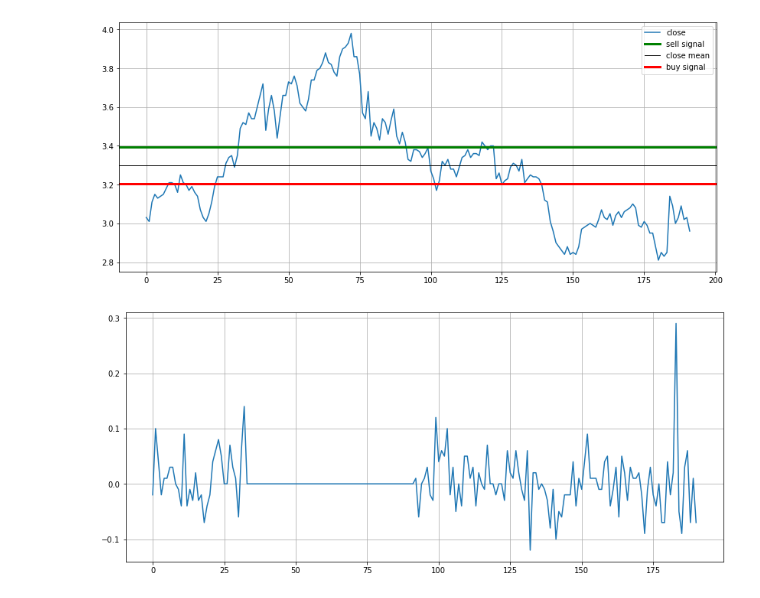
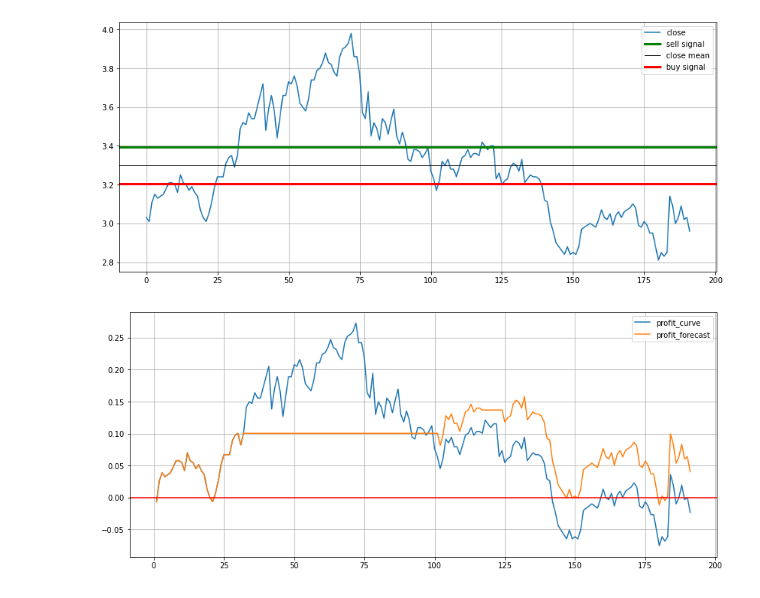
Before and after one commit to wd64759/quants, a Jupyter notebook: quants/trade_platform.ipynb, the cells around one changed output. Saved outputs shown, nothing was run; the diff lists cells and outputs as text; code cells hidden in the pictures.

```diff
--- a/quants/trade_platform.ipynb
+++ b/quants/trade_platform.ipynb
@@ -118,10 +118,15 @@ k1.loc[k1[k1.close>=sell_sig].index, 'signal'] = 0
 k1.loc[k1[k1.close<=buy_sig].index, 'signal'] = 1
 # ffill 对signal列进行顺序填充，na填充为以上一个值，直到非NA的值出现
 k1.signal.fillna(method='ffill', inplace=True)
-# %%
-plt.figure(figsize=(14, 6))
-plt.grid(True)
-plt.plot((k1.shift(-1).close - k1.close)*k1.signal)
-plt.show()
-# %% [output]
-[figure, removed]
+# %%
+# 计算profit收益率曲线
+# 在变化率较小的状况下，log的结果近似于(close - pre_close)/close
+k1['profit_curve'] = np.log(k1.close/k1.close.shift(1))
+# 根据持仓（买入，卖出）获得收益变化曲线
+k1['profit_forecast'] = k1.profit_curve * k1.signal
+# 进行收益率累计cumsum后输出结果，可以看到通过策略获得超过基准收益的部分
+k1[['profit_curve', 'profit_forecast']].cumsum().plot(figsize=(14 ,6), grid=True)
+plt.axhline(y=0, color='r')
+plt.show()
+# %% [output]
+[figure, added]
```
Also changed, not shown: parts of 4 cells of this notebook.
